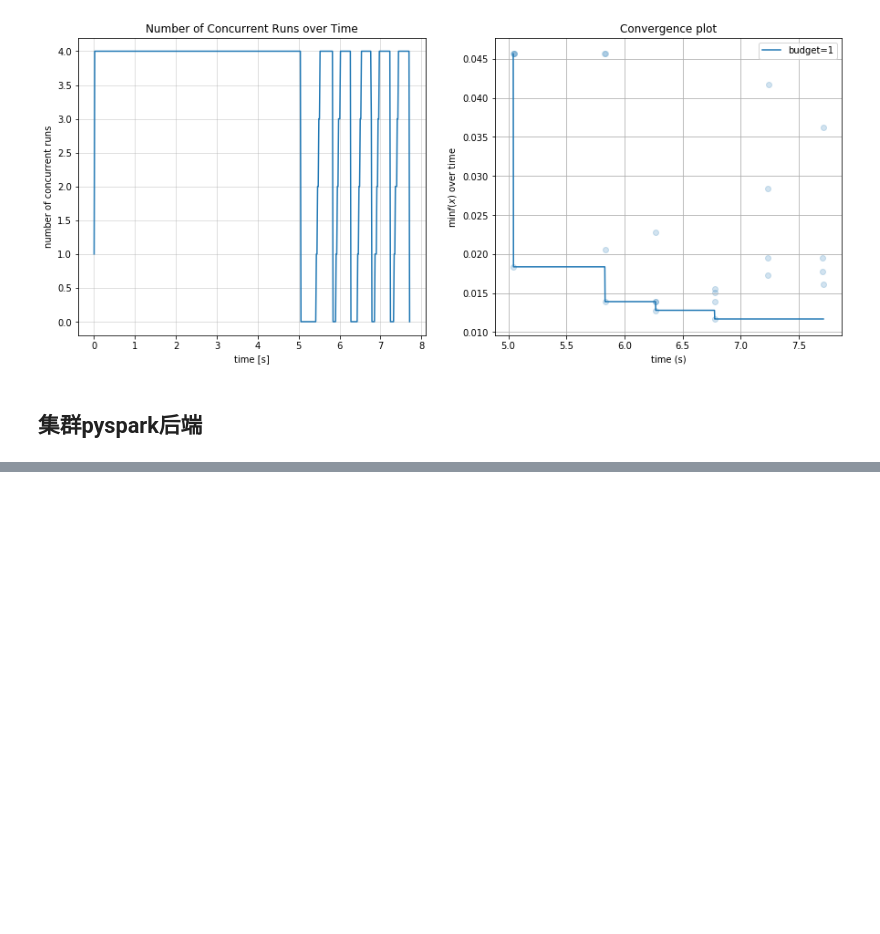
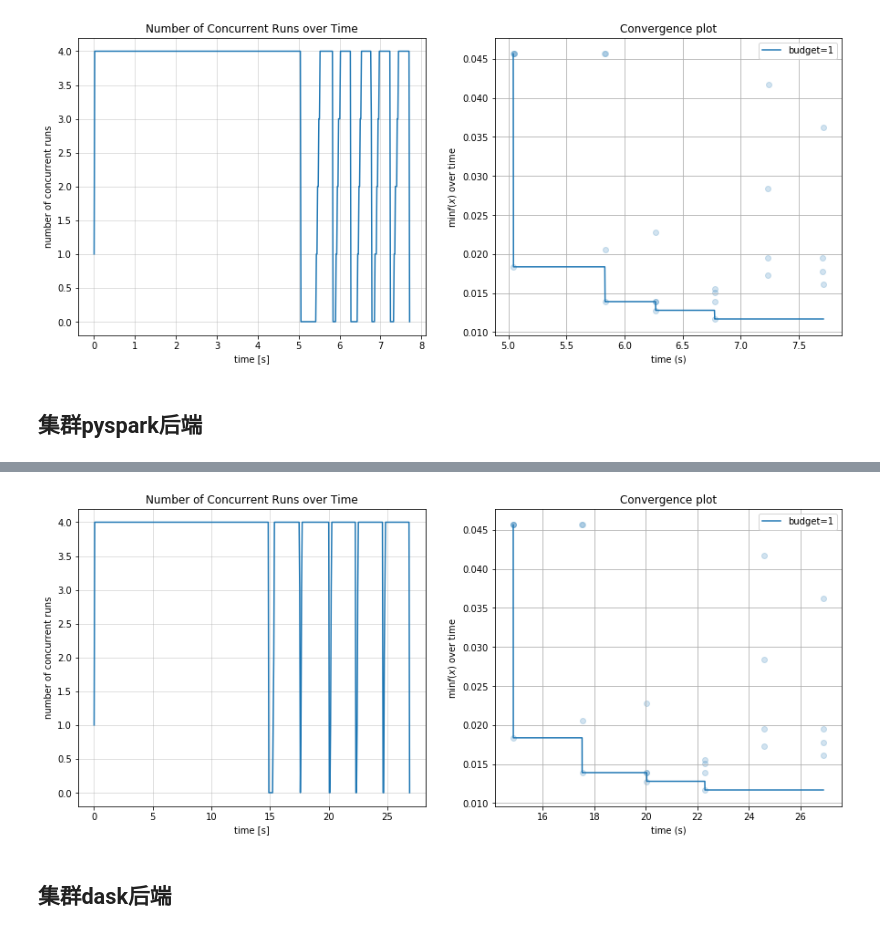
Before and after one commit to auto-flow/ultraopt, a Jupyter notebook: tutorials/09. MapReduce Parallel Strategy.ipynb, the cells around one changed output, grey strips where cells are left out. Saved outputs shown, nothing was run; the diff lists cells and outputs as text; code cells hidden in the pictures; blank space fills up the shorter version.

```diff
--- a/tutorials/09. MapReduce Parallel Strategy.ipynb
+++ b/tutorials/09. MapReduce Parallel Strategy.ipynb
@@ -61,0 +84,3 @@ result.plot_convergence_over_time();
+# %%
+with parallel_backend("ray"):
+    result = fmin(evaluator, config_space, n_jobs=n_jobs, parallel_strategy="MapReduce", n_iterations=40)
@@ -61,0 +130,10 @@ result.plot_convergence_over_time();
+# %%
+plt.rcParams['figure.figsize'] = (15, 6)
+plt.subplot(1, 2, 1)
+result.plot_concurrent_over_time();
+plt.subplot(1, 2, 2)
+result.plot_convergence_over_time();
+# %% [output]
+[figure, added]
+# %% [markdown]
+## 集群dask后端
```
Also changed, not shown: parts of 10 cells of this notebook, 5 other files.
